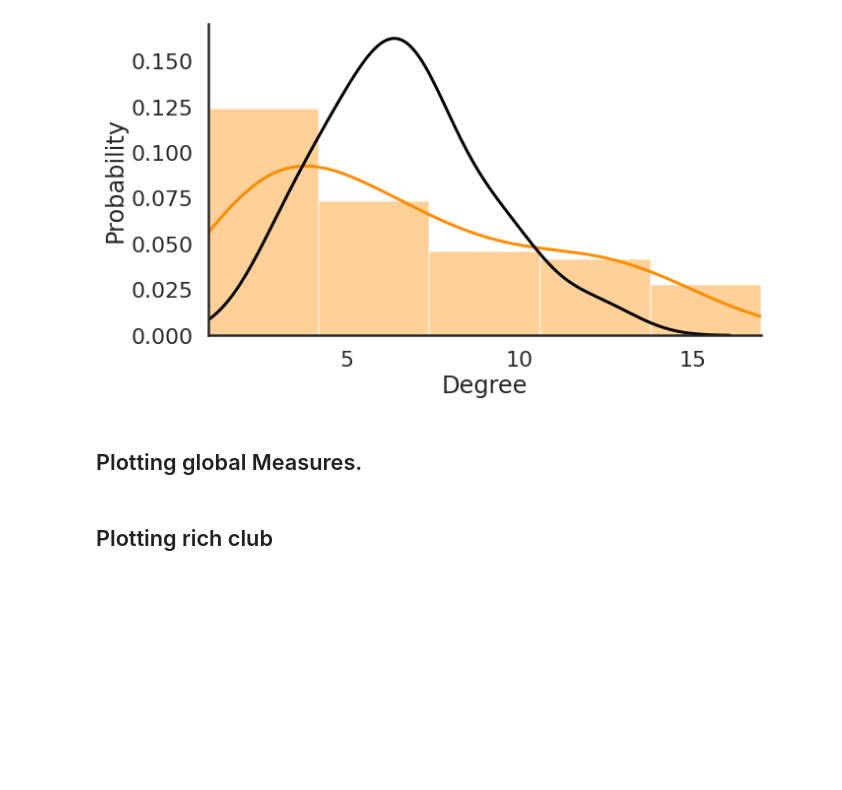
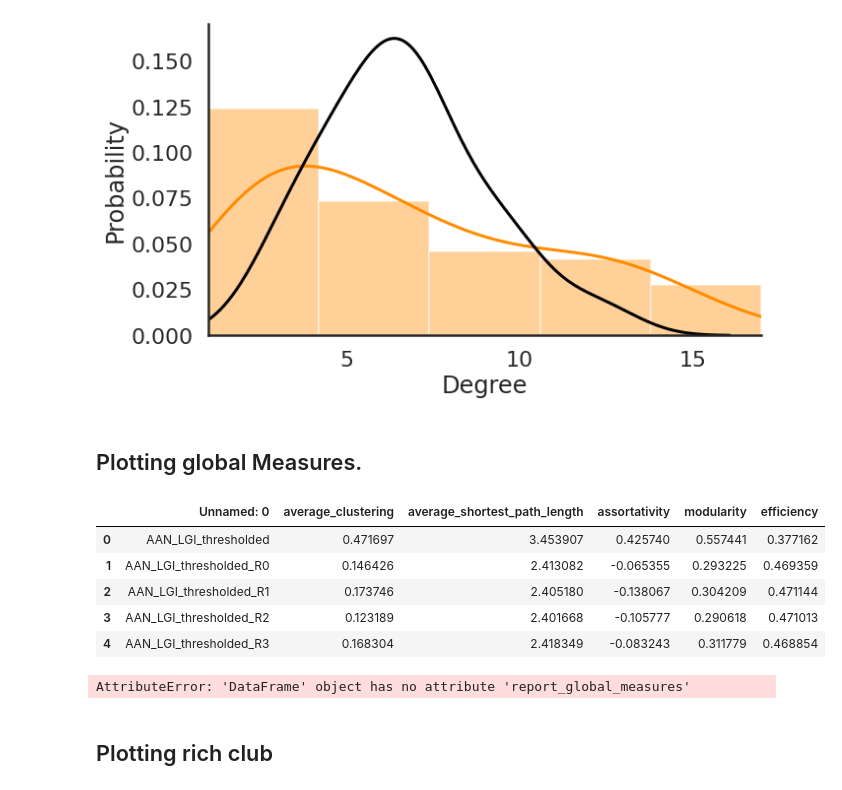
Before and after one commit to WMDA/SCN, a Jupyter notebook: scripts/work_in_progress_scripts/LGI_networks_assumptions.ipynb, the cells around one changed output. Drawn from its saved outputs; the diff is of its cells as text; code cells hidden in the pictures; blank space fills up the shorter version.

```diff
--- a/scripts/work_in_progress_scripts/LGI_networks_assumptions.ipynb
+++ b/scripts/work_in_progress_scripts/LGI_networks_assumptions.ipynb
@@ -49,7 +52,7 @@ hc_graphs = Sfun.create_graphs(hc.iloc[:,1:69], names, centroids)
 
 This simulates random graphs to check that the actual graph differ from random graphs
 # %%
-brain_bundle_aan = Sfun.permutations(aan_graphs['graph_threshold'], data, name='AAN_LGI', perms=10000)
+brain_bundle_aan = Sfun.permutations(aan_graphs['graph_threshold'], results, name='AAN_LGI', perms=10000)
 # %% [output]
 Loading CSVs
 # %%
@@ -82,6 +93,17 @@ plot_degree_dist(hc_graphs['graph_threshold'], color=["darkorange", "black"])
 [figure]
 # %% [markdown]
 ## Plotting global Measures.
+# %%
+brain_bundle_aan['global_measures'].head()
+# %% [output]
+|  | Unnamed: 0 | average_clustering | average_shortest_path_length | assortativity | modularity | efficiency |
+| 0 | AAN_LGI_thresholded | 0.471697 | 3.453907 | 0.425740 | 0.557441 | 0.377162 |
+| 1 | AAN_LGI_thresholded_R0 | 0.146426 | 2.413082 | -0.065355 | 0.293225 | 0.469359 |
+| 2 | AAN_LGI_thresholded_R1 | 0.173746 | 2.405180 | -0.138067 | 0.304209 | 0.471144 |
+| 3 | AAN_LGI_thresholded_R2 | 0.123189 | 2.401668 | -0.105777 | 0.290618 | 0.471013 |
+| 4 | AAN_LGI_thresholded_R3 | 0.168304 | 2.418349 | -0.083243 | 0.311779 | 0.468854 |
 # %%
-plot_network_measures(brain_bundle_aan, original_network='AAN_LGI_thresholded', color=['purple','slategrey'], ci=95)
+plot_network_measures(brain_bundle_aan['global_measures'], original_network='AAN_LGI_thresholded', color=['purple','slategrey'], ci=95)
+# %% [output]
+AttributeError: 'DataFrame' object has no attribute 'report_global_measures'
 # %%
```
Also changed, not shown: parts of 11 cells of this notebook, 4 other files.
